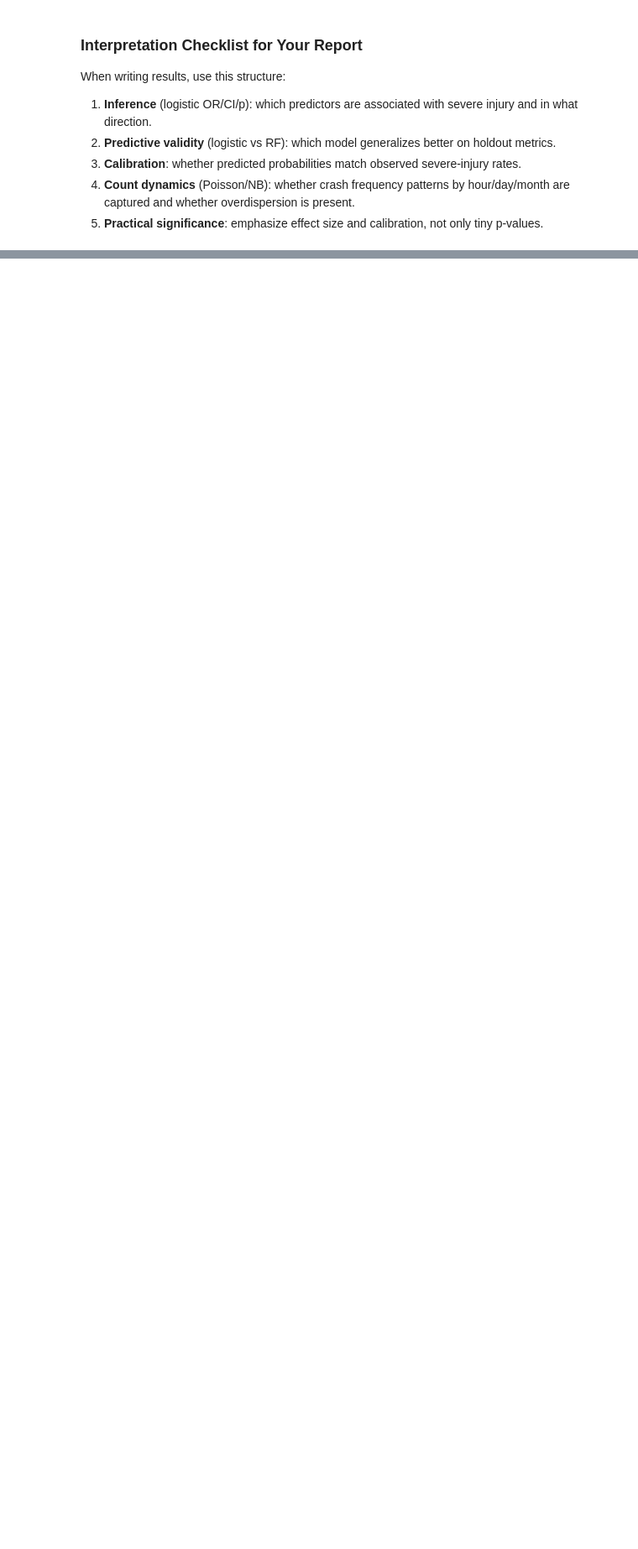
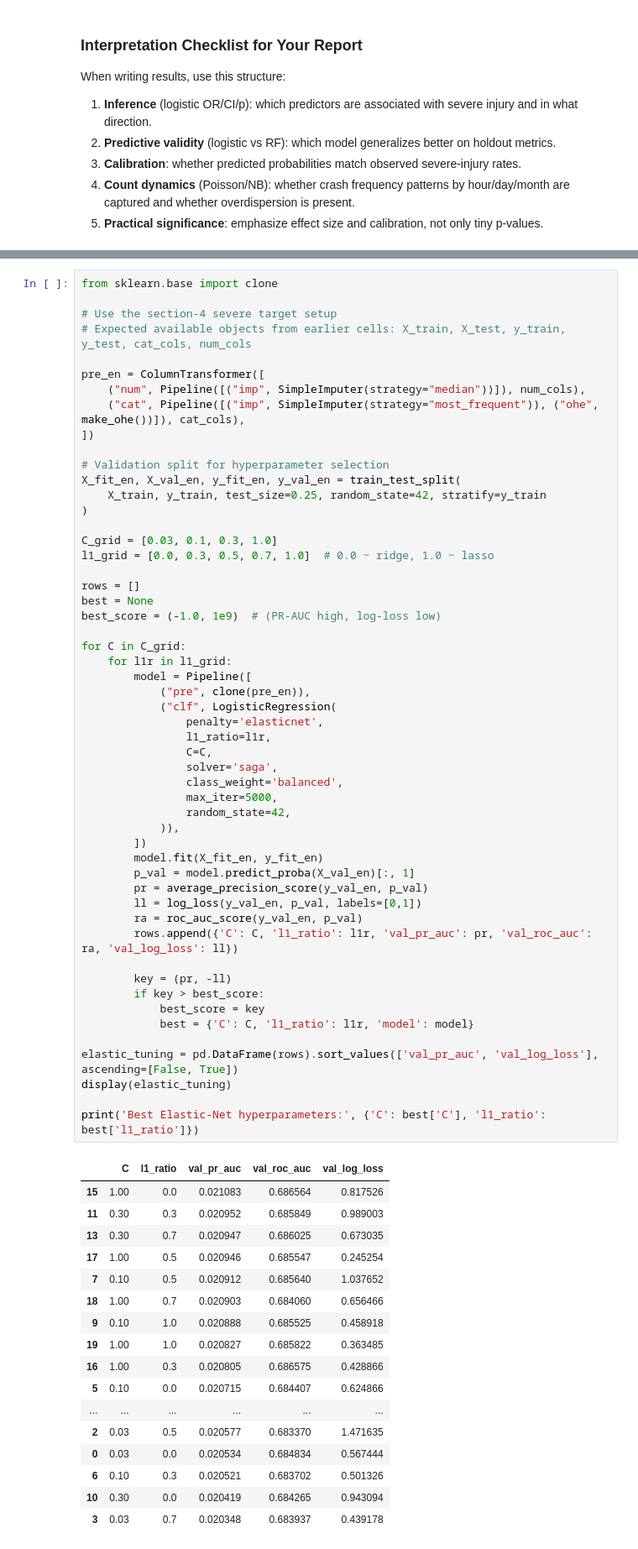
Before and after one commit to lior-benjman/Statistics-pro, a Jupyter notebook: Statistic_research.ipynb, the cells around one changed output, grey strips where cells are left out. Shown at 84% size. Saved outputs shown, nothing was run; the diff lists cells and outputs as text; blank space fills up the shorter version.

Commit message:
Modeling

```diff
--- a/Statistic_research.ipynb
+++ b/Statistic_research.ipynb
@@ -1934,0 +2258,71 @@ When writing results, use this structure:
+# %%
+from sklearn.base import clone
+
+# Use the section-4 severe target setup
+# Expected available objects from earlier cells: X_train, X_test, y_train, y_test, cat_cols, num_cols
+
+pre_en = ColumnTransformer([
+    ("num", Pipeline([("imp", SimpleImputer(strategy="median"))]), num_cols),
+    ("cat", Pipeline([("imp", SimpleImputer(strategy="most_frequent")), ("ohe", make_ohe())]), cat_cols),
+])
+
+# Validation split for hyperparameter selection
+X_fit_en, X_val_en, y_fit_en, y_val_en = train_test_split(
+    X_train, y_train, test_size=0.25, random_state=42, stratify=y_train
+)
+
+C_grid = [0.03, 0.1, 0.3, 1.0]
+l1_grid = [0.0, 0.3, 0.5, 0.7, 1.0]  # 0.0 ~ ridge, 1.0 ~ lasso
+
+rows = []
+best = None
+best_score = (-1.0, 1e9)  # (PR-AUC high, log-loss low)
+
+for C in C_grid:
+    for l1r in l1_grid:
+        model = Pipeline([
+            ("pre", clone(pre_en)),
+            ("clf", LogisticRegression(
+                penalty='elasticnet',
+                l1_ratio=l1r,
+                C=C,
+                solver='saga',
+                class_weight='balanced',
+                max_iter=5000,
+                random_state=42,
+            )),
+        ])
+        model.fit(X_fit_en, y_fit_en)
+        p_val = model.predict_proba(X_val_en)[:, 1]
+        pr = average_precision_score(y_val_en, p_val)
+        ll = log_loss(y_val_en, p_val, labels=[0,1])
+        ra = roc_auc_score(y_val_en, p_val)
+        rows.append({'C': C, 'l1_ratio': l1r, 'val_pr_auc': pr, 'val_roc_auc': ra, 'val_log_loss': ll})
+
+        key = (pr, -ll)
+        if key > best_score:
+            best_score = key
+            best = {'C': C, 'l1_ratio': l1r, 'model': model}
+
+elastic_tuning = pd.DataFrame(rows).sort_values(['val_pr_auc', 'val_log_loss'], ascending=[False, True])
+display(elastic_tuning)
+
+print('Best Elastic-Net hyperparameters:', {'C': best['C'], 'l1_ratio': best['l1_ratio']})
+# %% [output]
+|  | C | l1_ratio | val_pr_auc | val_roc_auc | val_log_loss |
+| 15 | 1.00 | 0.0 | 0.021083 | 0.686564 | 0.817526 |
+| 11 | 0.30 | 0.3 | 0.020952 | 0.685849 | 0.989003 |
+| 13 | 0.30 | 0.7 | 0.020947 | 0.686025 | 0.673035 |
+| 17 | 1.00 | 0.5 | 0.020946 | 0.685547 | 0.245254 |
+| 7 | 0.10 | 0.5 | 0.020912 | 0.685640 | 1.037652 |
+| 18 | 1.00 | 0.7 | 0.020903 | 0.684060 | 0.656466 |
+| 9 | 0.10 | 1.0 | 0.020888 | 0.685525 | 0.458918 |
+| 19 | 1.00 | 1.0 | 0.020827 | 0.685822 | 0.363485 |
+| 16 | 1.00 | 0.3 | 0.020805 | 0.686575 | 0.428866 |
+| 5 | 0.10 | 0.0 | 0.020715 | 0.684407 | 0.624866 |
+| ... | ... | ... | ... | ... | ... |
+| 2 | 0.03 | 0.5 | 0.020577 | 0.683370 | 1.471635 |
+| 0 | 0.03 | 0.0 | 0.020534 | 0.684834 | 0.567444 |
+| 6 | 0.10 | 0.3 | 0.020521 | 0.683702 | 0.501326 |
+| 10 | 0.30 | 0.0 | 0.020419 | 0.684265 | 0.943094 |
+| 3 | 0.03 | 0.7 | 0.020348 | 0.683937 | 0.439178 |
```
Also changed, not shown: parts of 16 cells of this notebook, 3 other files.
